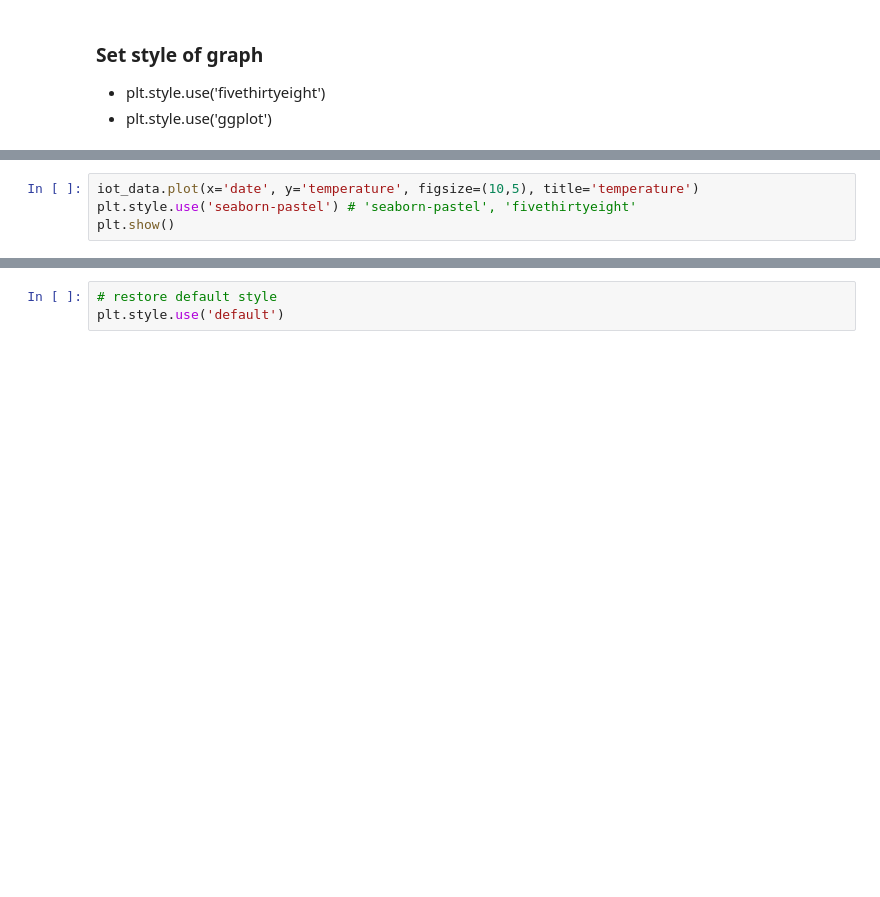
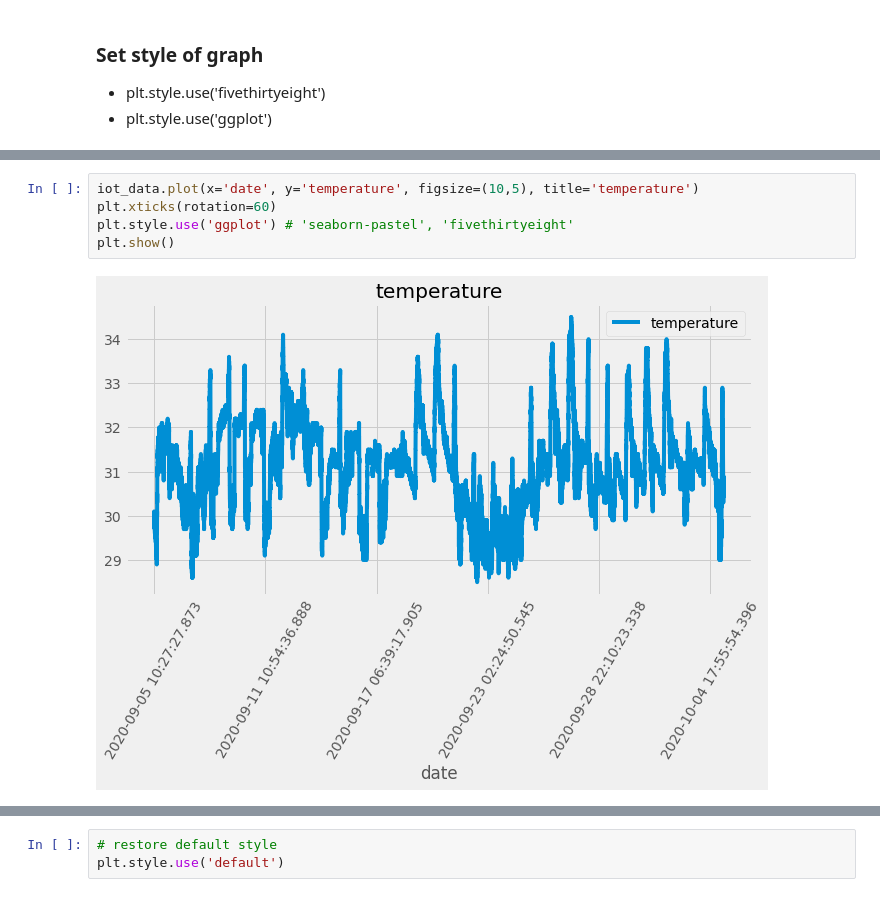
Before and after one commit to Hee0305/Biological-signal-mining, a Jupyter notebook: py-pandas/pandas_6_iot_nano33_0.ipynb, the cells around one changed output, grey strips where cells are left out. Saved outputs shown, nothing was run; the diff lists cells and outputs as text; blank space fills up the shorter version.

```diff
--- a/py-pandas/pandas_6_iot_nano33_0.ipynb
+++ b/py-pandas/pandas_6_iot_nano33_0.ipynb
@@ -263,7 +293,10 @@ plt.style.available
 # %%
 iot_data.plot(x='date', y='temperature', figsize=(10,5), title='temperature')
-plt.style.use('seaborn-pastel') # 'seaborn-pastel', 'fivethirtyeight'
+plt.xticks(rotation=60)
+plt.style.use('ggplot') # 'seaborn-pastel', 'fivethirtyeight'
 plt.show()
+# %% [output]
+[figure, added]
 # %%
 iot_data.plot(x='date', y='temperature', figsize=(10,5), title='temperature')
 plt.style.use('ggplot')
```
Also changed, not shown: parts of 49 cells of this notebook.
